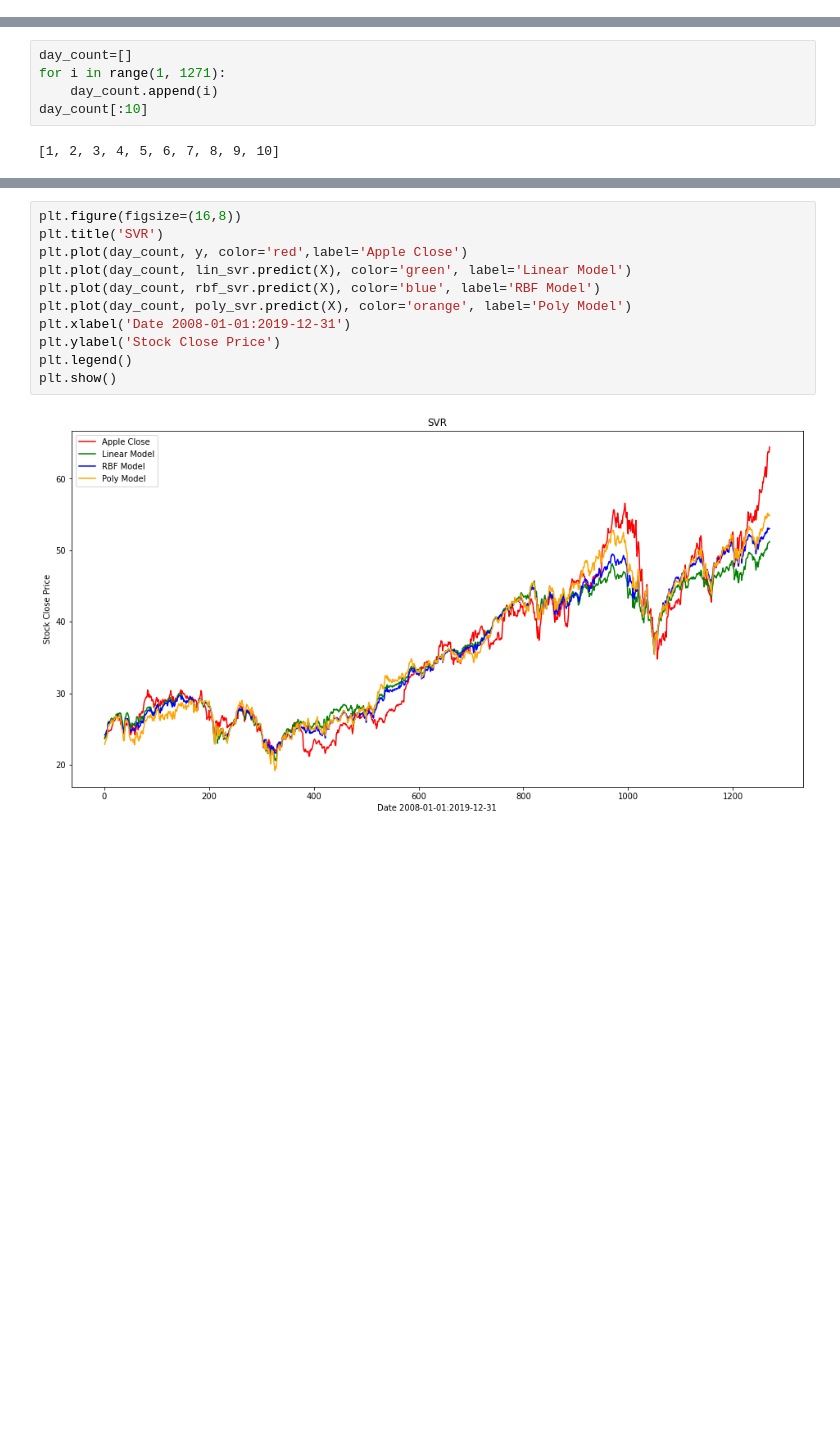
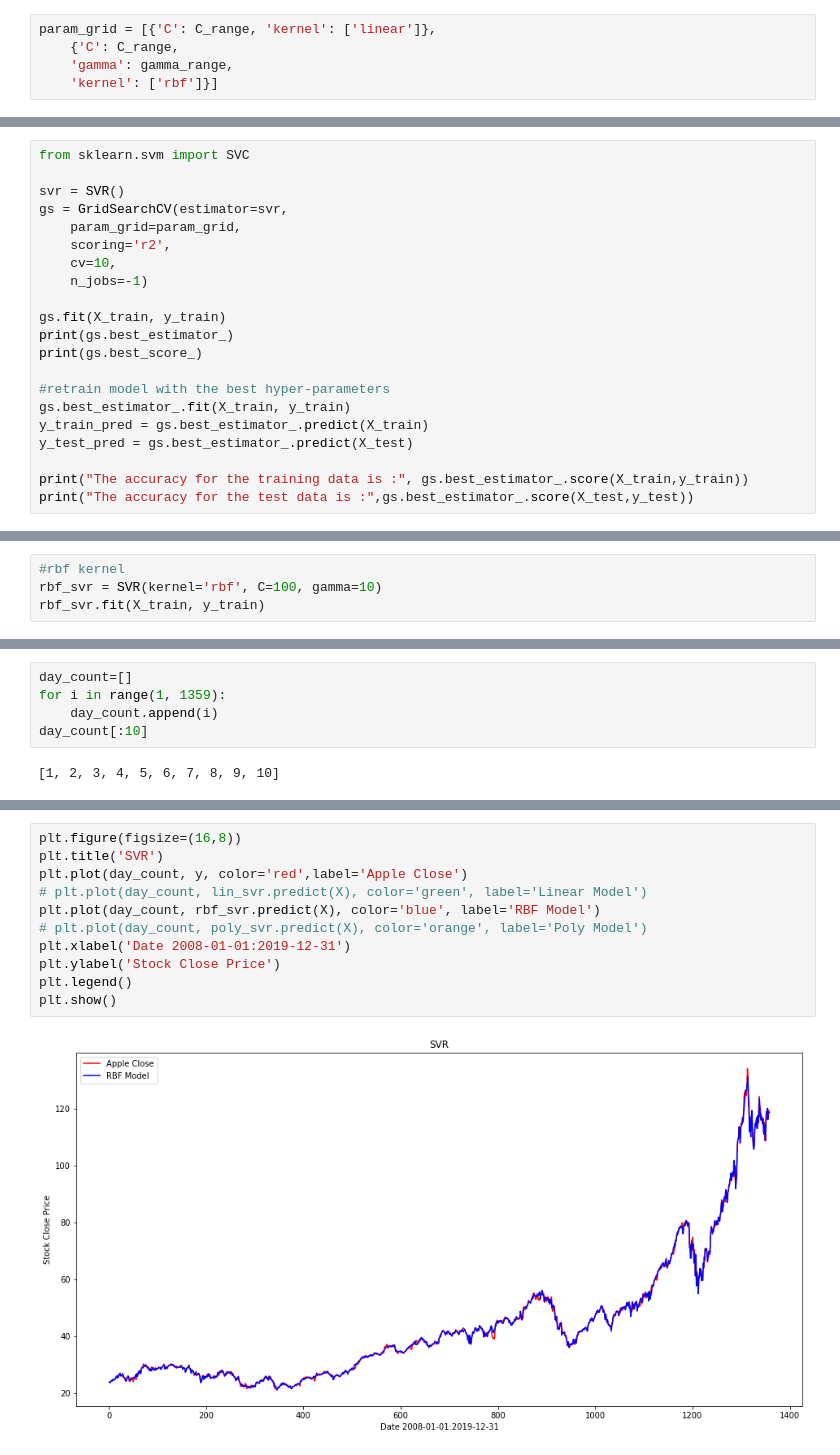
Before and after one commit to zlibutmatthew/Stock-Prediction-SVM, a Jupyter notebook: SVM_Stock_Prediction.ipynb, the cells around one changed output, grey strips where cells are left out. Saved outputs shown, nothing was run; the diff lists cells and outputs as text; blank space fills up the shorter version.

```diff
--- a/SVM_Stock_Prediction.ipynb
+++ b/SVM_Stock_Prediction.ipynb
@@ -277,0 +331,5 @@ SVR(C=1.0, cache_size=200, coef0=0.0, degree=3, epsilon=0.1, gamma=0.15,
+# %%
+param_grid = [{'C': C_range, 'kernel': ['linear']},
+    {'C': C_range,
+    'gamma': gamma_range,
+    'kernel': ['rbf']}]
@@ -277,0 +338,21 @@ SVR(C=1.0, cache_size=200, coef0=0.0, degree=3, epsilon=0.1, gamma=0.15,
+# %%
+from sklearn.svm import SVC
+
+svr = SVR()
+gs = GridSearchCV(estimator=svr,
+    param_grid=param_grid,
+    scoring='r2',
+    cv=10,
+    n_jobs=-1)
+
+gs.fit(X_train, y_train)
+print(gs.best_estimator_)
+print(gs.best_score_)
+
+#retrain model with the best hyper-parameters
+gs.best_estimator_.fit(X_train, y_train)
+y_train_pred = gs.best_estimator_.predict(X_train)
+y_test_pred = gs.best_estimator_.predict(X_test)
+
+print("The accuracy for the training data is :", gs.best_estimator_.score(X_train,y_train))
+print("The accuracy for the test data is :",gs.best_estimator_.score(X_test,y_test))
@@ -277,0 +370,4 @@ SVR(C=1.0, cache_size=200, coef0=0.0, degree=3, epsilon=0.1, gamma=0.15,
+# %%
+#rbf kernel
+rbf_svr = SVR(kernel='rbf', C=100, gamma=10)
+rbf_svr.fit(X_train, y_train)
@@ -294,6 +387,6 @@ rbf test 0.945064068015088
 # %%
 day_count=[]
-for i in range(1, 1271):
+for i in range(1, 1359):
     day_count.append(i)
 day_count[:10]
 # %% [output]
@@ -303,13 +394,13 @@ day_count[:10]
 # %%
 plt.figure(figsize=(16,8))
 plt.title('SVR')
 plt.plot(day_count, y, color='red',label='Apple Close')
-plt.plot(day_count, lin_svr.predict(X), color='green', label='Linear Model')
+# plt.plot(day_count, lin_svr.predict(X), color='green', label='Linear Model')
 plt.plot(day_count, rbf_svr.predict(X), color='blue', label='RBF Model')
-plt.plot(day_count, poly_svr.predict(X), color='orange', label='Poly Model')
+# plt.plot(day_count, poly_svr.predict(X), color='orange', label='Poly Model')
 plt.xlabel('Date 2008-01-01:2019-12-31')
 plt.ylabel('Stock Close Price')
 plt.legend()
 plt.show()
 # %% [output]
-[figure, old version]
+[figure, new version]
```
Also changed, not shown: parts of 52 cells of this notebook.
